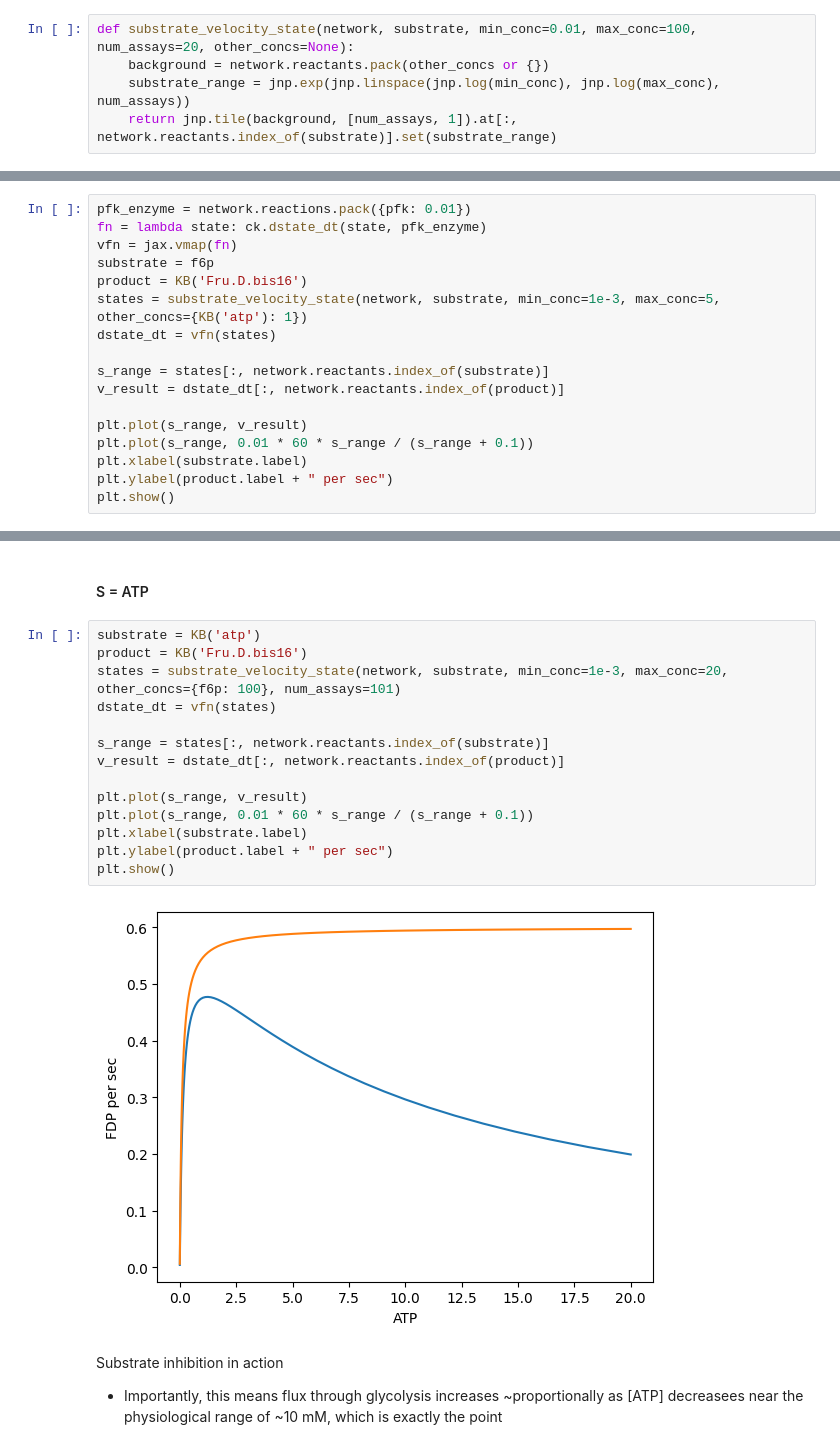
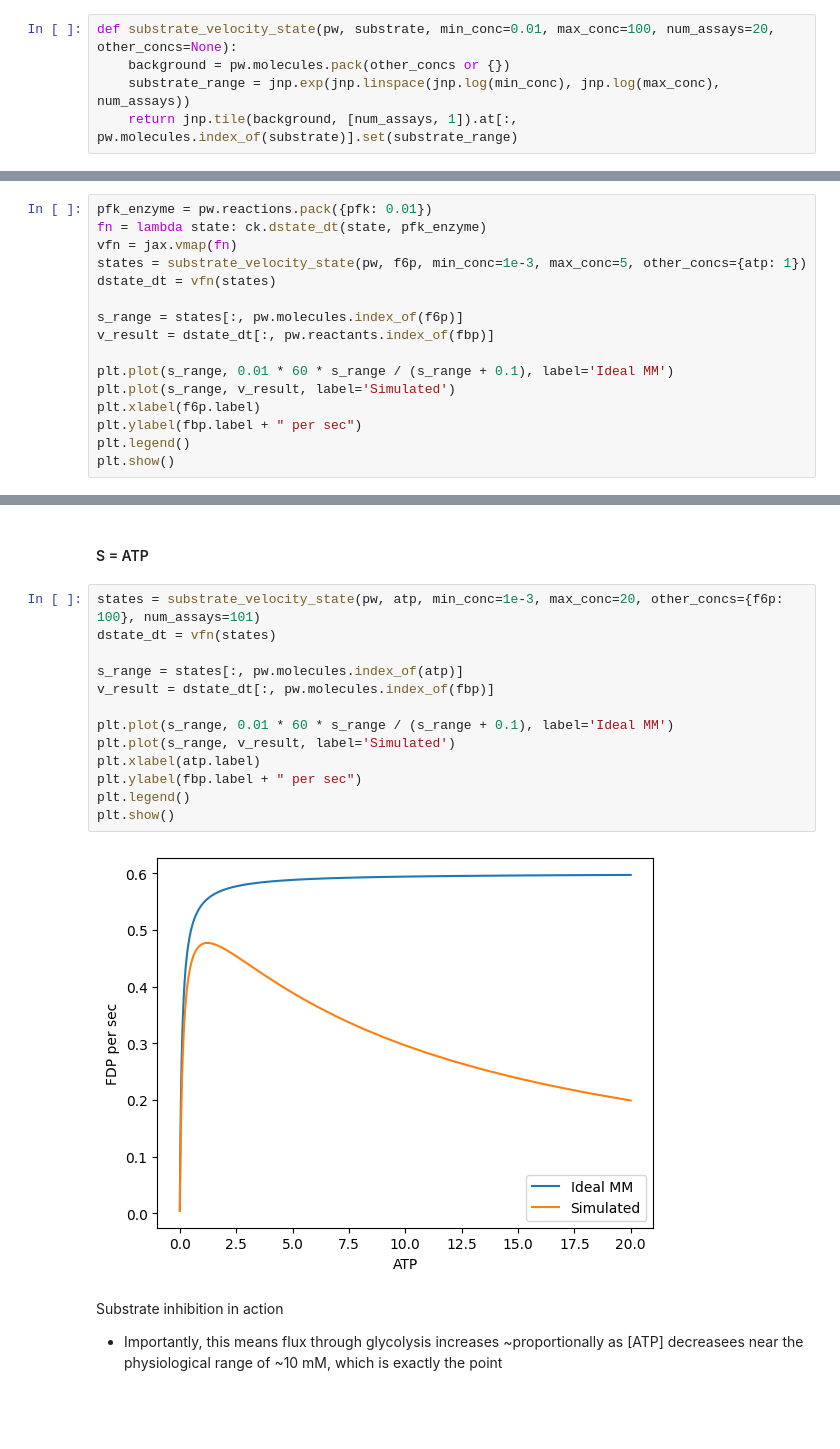
Before and after one commit to fdrusso/mosmo-work, a Jupyter notebook: notebooks/ConvenienceKinetics Fitting.ipynb, the cells around one changed output, grey strips where cells are left out. Saved outputs shown, nothing was run; the diff lists cells and outputs as text; blank space fills up the shorter version.

```diff
--- a/notebooks/ConvenienceKinetics Fitting.ipynb
+++ b/notebooks/ConvenienceKinetics Fitting.ipynb
@@ -64,28 +76,27 @@ PackedNetworkKinetics(kcats_f=Array([ 1.39408043, 60.16425292], dtype=float64),
 # %% [markdown]
 ## (Initial) Velocity vs Substrate Concentration
 # %%
-def substrate_velocity_state(network, substrate, min_conc=0.01, max_conc=100, num_assays=20, other_concs=None):
-    background = network.reactants.pack(other_concs or {})
+def substrate_velocity_state(pw, substrate, min_conc=0.01, max_conc=100, num_assays=20, other_concs=None):
+    background = pw.molecules.pack(other_concs or {})
     substrate_range = jnp.exp(jnp.linspace(jnp.log(min_conc), jnp.log(max_conc), num_assays))
-    return jnp.tile(background, [num_assays, 1]).at[:, network.reactants.index_of(substrate)].set(substrate_range)
+    return jnp.tile(background, [num_assays, 1]).at[:, pw.molecules.index_of(substrate)].set(substrate_range)
 # %% [markdown]
 ### PFK V vs S
 #### S = F6P
 # %%
-pfk_enzyme = network.reactions.pack({pfk: 0.01})
+pfk_enzyme = pw.reactions.pack({pfk: 0.01})
 fn = lambda state: ck.dstate_dt(state, pfk_enzyme)
 vfn = jax.vmap(fn)
-substrate = f6p
-product = KB('Fru.D.bis16')
-states = substrate_velocity_state(network, substrate, min_conc=1e-3, max_conc=5, other_concs={KB('atp'): 1})
+states = substrate_velocity_state(pw, f6p, min_conc=1e-3, max_conc=5, other_concs={atp: 1})
 dstate_dt = vfn(states)
 
-s_range = states[:, network.reactants.index_of(substrate)]
-v_result = dstate_dt[:, network.reactants.index_of(product)]
+s_range = states[:, pw.molecules.index_of(f6p)]
+v_result = dstate_dt[:, pw.reactants.index_of(fbp)]
 
-plt.plot(s_range, v_result)
-plt.plot(s_range, 0.01 * 60 * s_range / (s_range + 0.1))
-plt.xlabel(substrate.label)
-plt.ylabel(product.label + " per sec")
+plt.plot(s_range, 0.01 * 60 * s_range / (s_range + 0.1), label='Ideal MM')
+plt.plot(s_range, v_result, label='Simulated')
+plt.xlabel(f6p.label)
+plt.ylabel(fbp.label + " per sec")
+plt.legend()
 plt.show()
 # %% [output]
@@ -95,21 +106,20 @@ plt.show()
 # %% [markdown]
 #### S = ATP
 # %%
-substrate = KB('atp')
-product = KB('Fru.D.bis16')
-states = substrate_velocity_state(network, substrate, min_conc=1e-3, max_conc=20, other_concs={f6p: 100}, num_assays=101)
+states = substrate_velocity_state(pw, atp, min_conc=1e-3, max_conc=20, other_concs={f6p: 100}, num_assays=101)
 dstate_dt = vfn(states)
 
-s_range = states[:, network.reactants.index_of(substrate)]
-v_result = dstate_dt[:, network.reactants.index_of(product)]
+s_range = states[:, pw.molecules.index_of(atp)]
+v_result = dstate_dt[:, pw.molecules.index_of(fbp)]
 
-plt.plot(s_range, v_result)
-plt.plot(s_range, 0.01 * 60 * s_range / (s_range + 0.1))
-plt.xlabel(substrate.label)
-plt.ylabel(product.label + " per sec")
+plt.plot(s_range, 0.01 * 60 * s_range / (s_range + 0.1), label='Ideal MM')
+plt.plot(s_range, v_result, label='Simulated')
+plt.xlabel(atp.label)
+plt.ylabel(fbp.label + " per sec")
+plt.legend()
 plt.show()
 # %% [output]
-[figure, old version]
+[figure, new version]
 # %% [markdown]
 Substrate inhibition in action
 - Importantly, this means flux through glycolysis increases ~proportionally as [ATP] decreasees near the physiological range of ~10 mM, which is exactly the point
```
Also changed, not shown: parts of 13 cells of this notebook, 3 other files.
